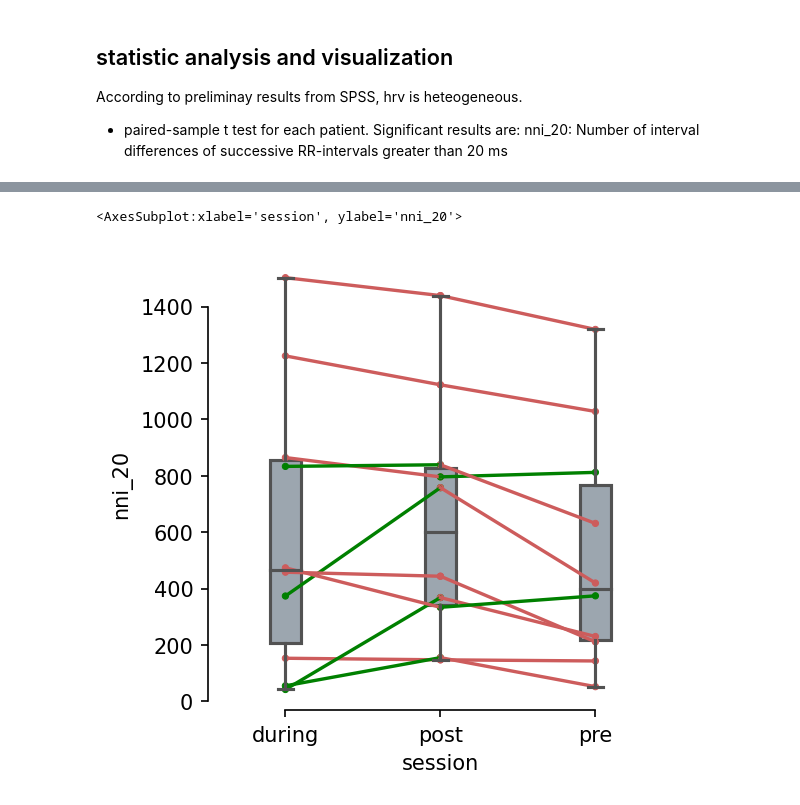
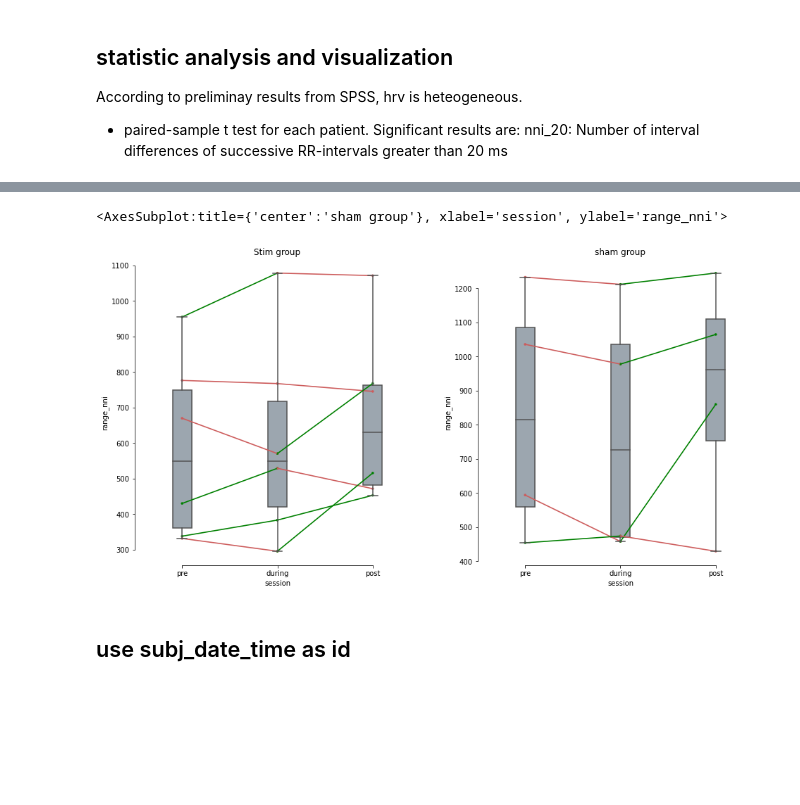
Before and after one commit to jake-joseph/HRV, a Jupyter notebook: NN_extraction_statistics.ipynb, the cells around one changed output, grey strips where cells are left out. Cells and saved outputs as stored; diff of their text form; code cells hidden in the pictures; blank space fills up the shorter version.

Commit message:
uodates with group info

```diff
--- a/NN_extraction_statistics.ipynb
+++ b/NN_extraction_statistics.ipynb
@@ -267,6 +295,10 @@ df_hrv = pd.DataFrame(data2df_hrv, columns=['subj', 'date', 'time', 'session'] +
 df_hrv.to_csv(os.path.join(data_dir, 'hrv_features.csv'))
 # %%
 # a glimpse of df_hrv
+import os
+import pandas as pd
+data_dir = os.path.expanduser("~/Desktop/GT/ECG_VNS/data")
+df_hrv = pd.read_csv(os.path.join(data_dir, 'hrv_features.csv'), index_col=0)
 print(df_hrv.columns)
 df_hrv.head()
 # %% [output]
@@ -331,5 +375,12 @@ session         2       18  2.076    0.154        0.178  0.187  0.599  False
 # %%
-pg.plot_paired(data=df_hrv, dv='nni_20', within='session', subject='subj', dpi=150)
+from matplotlib import pyplot as plt
+fig, axes = plt.subplots(1, 2, figsize=(16, 8), sharex=True)
+axes[0].set_title('Stim group')
+axes[1].set_title('sham group')
+pg.plot_paired(data=df_hrv[df_hrv['group']=='Stim'], dv='range_nni', within='session', subject='subj', dpi=150, ax=axes[0], order=['pre', 'during', 'post'])
+pg.plot_paired(data=df_hrv[df_hrv['group']=='Sham'], dv='range_nni', within='session', subject='subj', dpi=150, ax=axes[1], order=['pre', 'during', 'post'])
 # %% [output]
-<AxesSubplot:xlabel='session', ylabel='nni_20'>
+<AxesSubplot:title={'center':'sham group'}, xlabel='session', ylabel='range_nni'>
-[figure, old version]
+[figure, new version]
+# %% [markdown]
+## use subj_date_time as id
```
Also changed, not shown: parts of 11 cells of this notebook.
